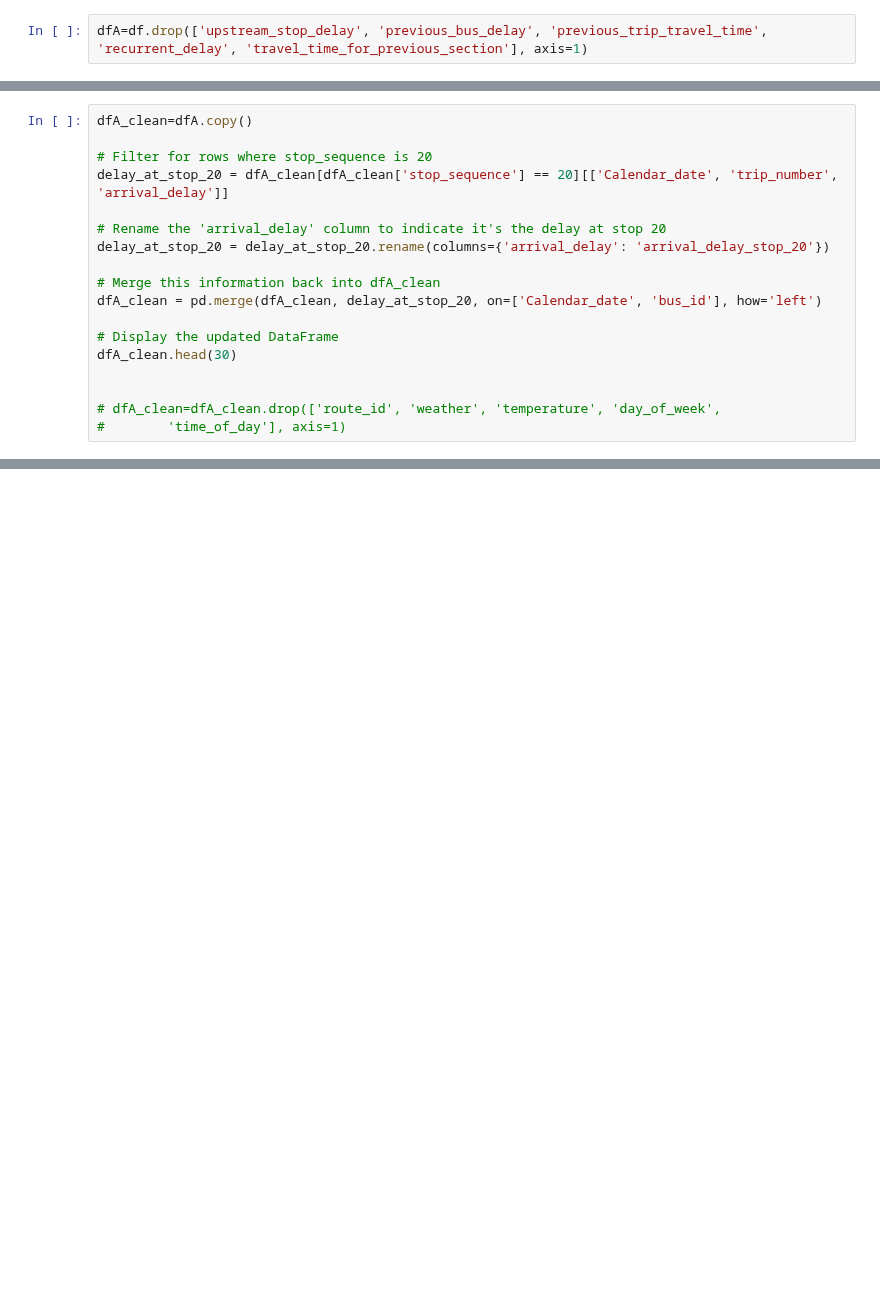
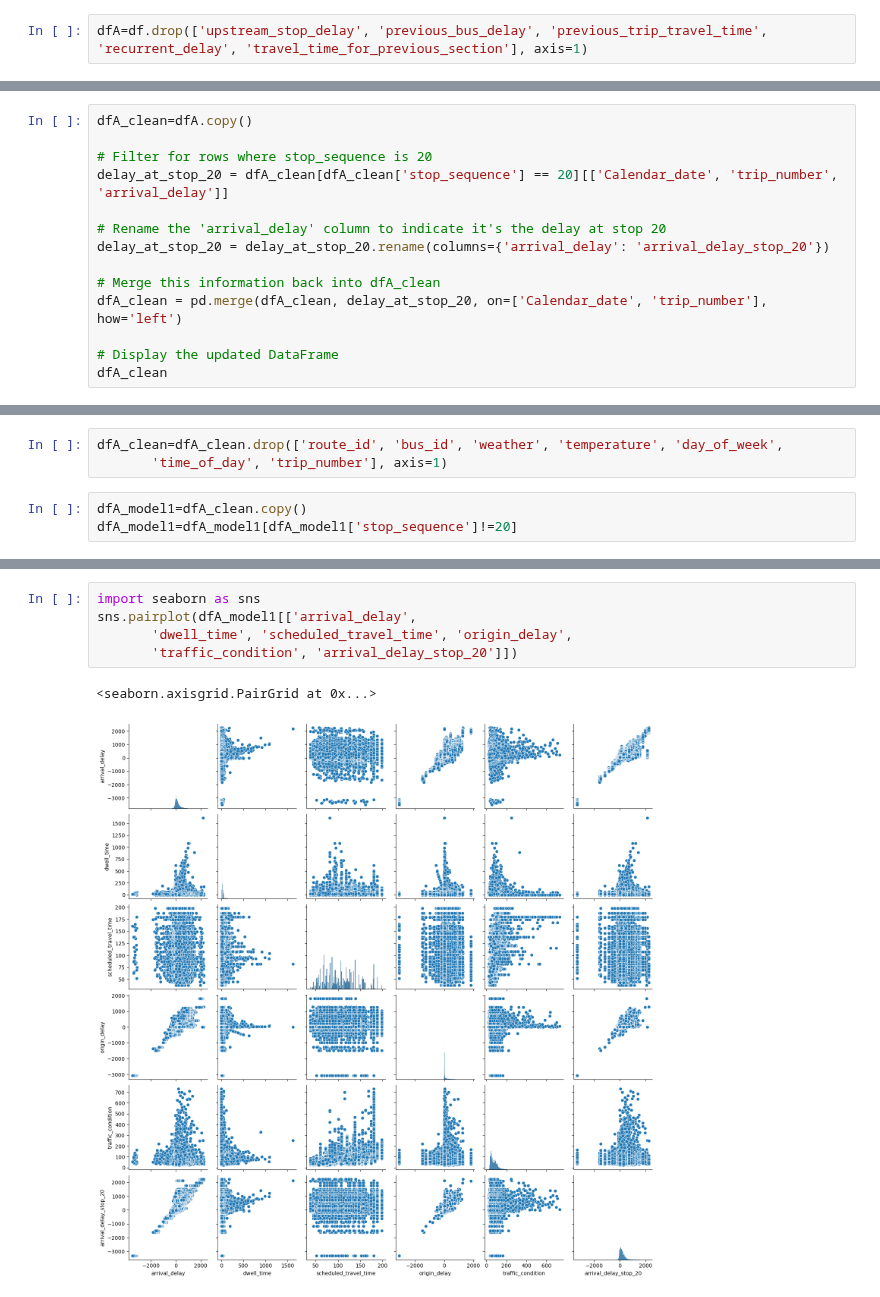
Before and after one commit to Gioalf/AH2179, a Jupyter notebook: project/AIprojectGioAlf.ipynb, the cells around one changed output, grey strips where cells are left out. Saved outputs shown, nothing was run; the diff lists cells and outputs as text; blank space fills up the shorter version.

Commit message:
Part A model 1 made, starting model 2

```diff
--- a/project/AIprojectGioAlf.ipynb
+++ b/project/AIprojectGioAlf.ipynb
@@ -271,14 +246,10 @@ delay_at_stop_20 = dfA_clean[dfA_clean['stop_sequence'] == 20][['Calendar_date',
 delay_at_stop_20 = delay_at_stop_20.rename(columns={'arrival_delay': 'arrival_delay_stop_20'})
 
 # Merge this information back into dfA_clean
-dfA_clean = pd.merge(dfA_clean, delay_at_stop_20, on=['Calendar_date', 'bus_id'], how='left')
+dfA_clean = pd.merge(dfA_clean, delay_at_stop_20, on=['Calendar_date', 'trip_number'], how='left')
 
 # Display the updated DataFrame
-dfA_clean.head(30)
-
-
-# dfA_clean=dfA_clean.drop(['route_id', 'weather', 'temperature', 'day_of_week',
-#        'time_of_day'], axis=1)
+dfA_clean
 # %% [output]
 |  | Calendar_date | route_id | bus_id | stop_sequence | arrival_delay | dwell_time | scheduled_travel_time | ... |
 | 0 | 20220108 | 4 | 41344 | 1 | 151 | 0 | 120 | ... |
@@ -316,0 +283,6 @@ dfA_clean
+# %%
+dfA_clean=dfA_clean.drop(['route_id', 'bus_id', 'weather', 'temperature', 'day_of_week',
+       'time_of_day', 'trip_number'], axis=1)
+# %%
+dfA_model1=dfA_clean.copy()
+dfA_model1=dfA_model1[dfA_model1['stop_sequence']!=20]
@@ -316,0 +305,8 @@ dfA_clean
+# %%
+import seaborn as sns
+sns.pairplot(dfA_model1[['arrival_delay',
+       'dwell_time', 'scheduled_travel_time', 'origin_delay',
+       'traffic_condition', 'arrival_delay_stop_20']])
+# %% [output]
+<seaborn.axisgrid.PairGrid at 0x...>
+[figure, added]
```
Also changed, not shown: parts of 25 cells of this notebook.
